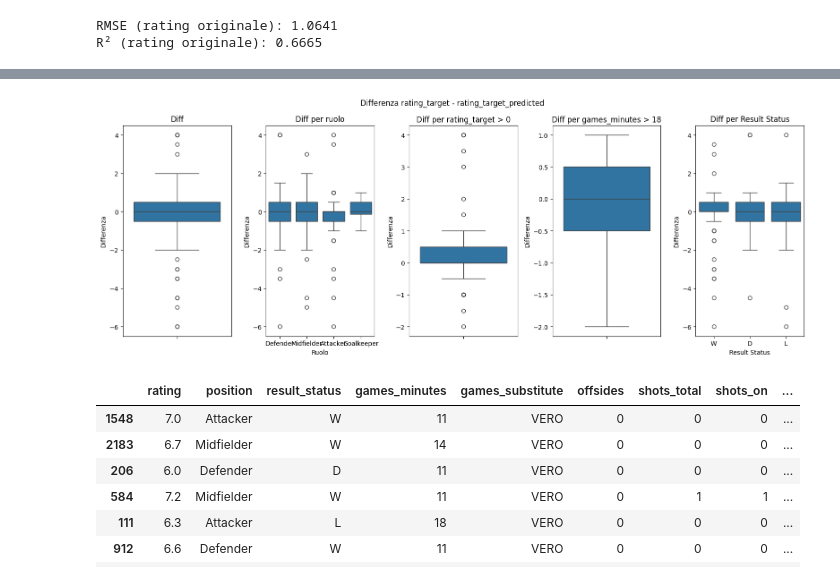
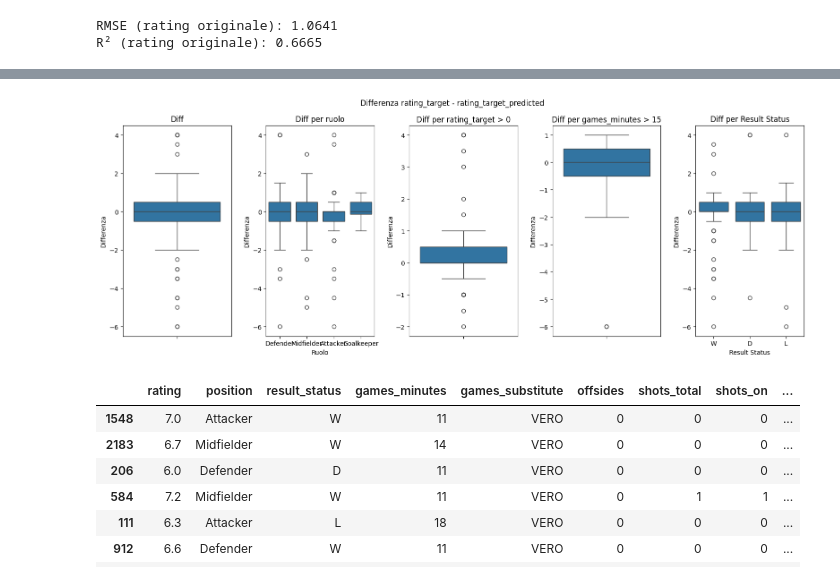
Before and after one commit to FrankMaverick/fantacalcio-rating-optimizer, a Jupyter notebook: 04_solution.ipynb, the cells around one changed output, grey strips where cells are left out. Cells and saved outputs as stored; diff of their text form; code cells hidden in the pictures.

```diff
--- a/04_solution.ipynb
+++ b/04_solution.ipynb
@@ -350,10 +353,10 @@ df['rating_diff'] = df['rating_target'] - df['rating_target_predicted']
 # Stats di base sulla differenza tra rating e rating target
 diff_overall = df['rating_diff'].describe()
 
-# 2. Statistiche di base sulla differenza, raggruppata per ruolo (position)
+# Statistiche di base sulla differenza, raggruppata per ruolo (position)
 diff_by_position = df.groupby('position')['rating_diff'].describe()
 
-# 3. Filtrare righe con rating_target > 0
+# Filtrare righe con rating_target > 0
 filtered_df = df[(df['rating_target'] > 0)]
 diff_filtered = filtered_df['rating_diff'].describe()
 
@@ -361,44 +364,44 @@ diff_filtered = filtered_df['rating_diff'].describe()
 plt.figure(figsize=(16, 6))
 plt.suptitle("Differenza rating_target - rating_target_predicted")
 
-# 1. Boxplot della differenza complessiva tra rating_target e rating
+# Boxplot della differenza complessiva tra rating_target e rating
 plt.subplot(1, 5, 1)
 sns.boxplot(y=df['rating_diff'])
 plt.title('Diff')
 plt.ylabel('Differenza')
 
-# 2. Boxplot della differenza per ruolo (position)
+# Boxplot della differenza per ruolo (position)
 plt.subplot(1, 5, 2)
 sns.boxplot(x=df['position'], y=df['rating_diff'])
 plt.title('Diff per ruolo')
 plt.xlabel('Ruolo')
 plt.ylabel('Differenza')
 
-# 3. Boxplot delle righe filtrate con rating_target > 0
+# Boxplot delle righe filtrate con rating_target > 0
 filtered_df = df[df['rating_target'] > 0]
 plt.subplot(1, 5, 3)
 sns.boxplot(y=filtered_df['rating_diff'])
 plt.title('Diff per rating_target > 0')
 plt.ylabel('Differenza')
 
-# 3. Boxplot delle righe filtrate con rating_target > 0
-filtered_df = df[df['games_minutes'] > 18]
+# Boxplot delle righe filtrate con games_minutes > 15
+filtered_df = df[df['games_minutes'] > 15]
 plt.subplot(1, 5, 4)
 sns.boxplot(y=filtered_df['rating_diff'])
-plt.title('Diff per games_minutes > 18')
+plt.title('Diff per games_minutes > 15')
 plt.ylabel('Differenza')
 
 # 4. Boxplot della differenza rispetto a result_status
 plt.subplot(1, 5, 5)
 sns.boxplot(x=df['result_status'], y=df['rating_diff'])
 plt.title('Diff per Result Status')
 plt.xlabel('Result Status')
 plt.ylabel('Differenza')
 
 plt.tight_layout()
 plt.show()
 # %% [output]
-[figure, old version]
+[figure, new version]
 # %%
 pd.set_option('display.max_columns', None)
 df[(abs(df['rating_diff']) > 1.5)].head(20)
```
Also changed, not shown: parts of 9 cells of this notebook, 6 other files.
